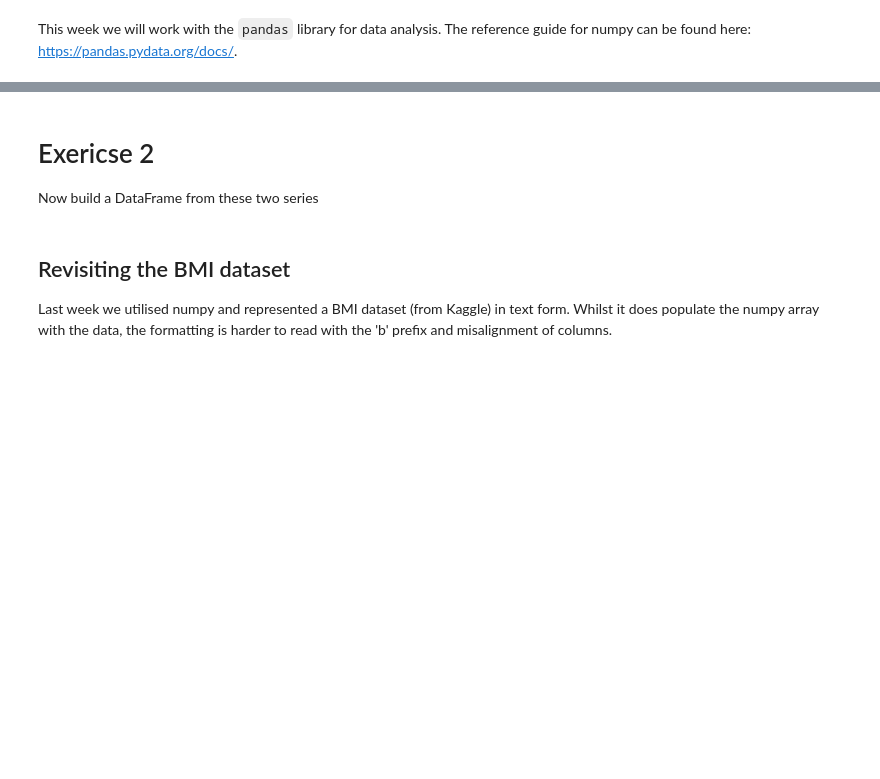
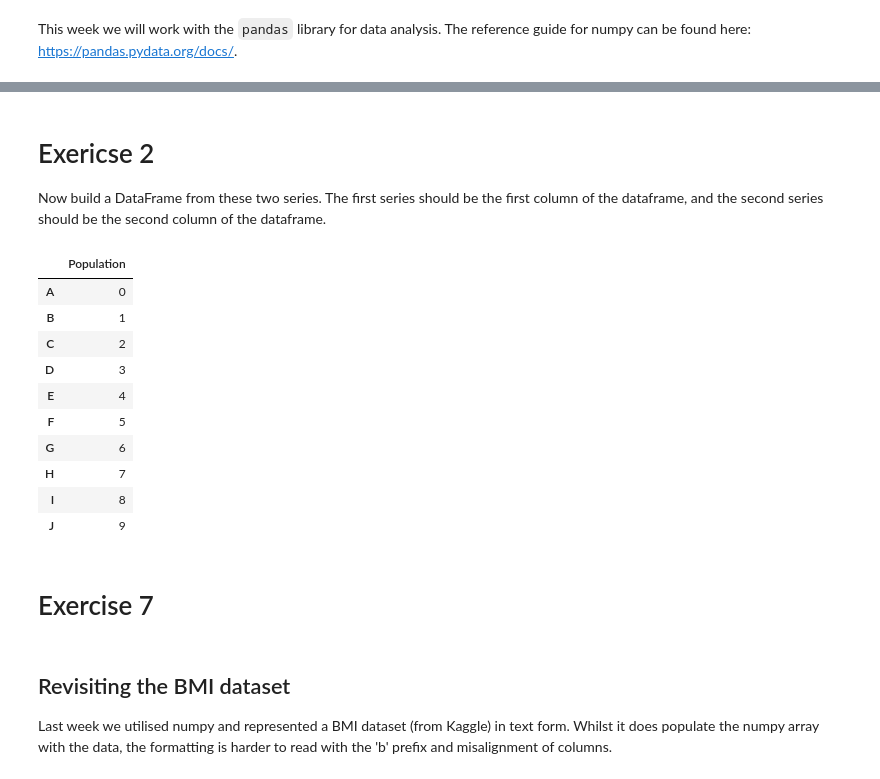
Before and after one commit to arutsh/Python-Programming-for-Data-Science-Part-1, a Jupyter notebook: exercises/05_Pandas_exercises.ipynb, the cells around one changed output, grey strips where cells are left out. Cells and saved outputs as stored; diff of their text form; code cells hidden in the pictures; blank space fills up the shorter version.

```diff
--- a/exercises/05_Pandas_exercises.ipynb
+++ b/exercises/05_Pandas_exercises.ipynb
@@ -9,0 +14,10 @@ Build two Pandas series.
+# %%
+labels = ['A', 'B', 'C', 'D', 'E', 'F', 'G', 'H', 'I', 'J']
+data = np.arange(0,10,1)
+
+ser1 = pd.Series(data, labels, None, "Population" )
+ser1
+
+ser2 = pd.Series([1000,900,800,700,600,500,400,300,200,100], labels, None, "Test series" )
+
+ser2
@@ -10,7 +36,25 @@ Build two Pandas series.
 # %% [markdown]
 # Exericse 2
 
-Now build a DataFrame from these two series
+Now build a DataFrame from these two series. The first series should be the first column of the dataframe, and the second series should be the second column of the dataframe.
+# %%
+df = pd.DataFrame(ser1)
+
+df
+# %% [output]
+|  | Population |
+| A | 0 |
+| B | 1 |
+| C | 2 |
+| D | 3 |
+| E | 4 |
+| F | 5 |
+| G | 6 |
+| H | 7 |
+| I | 8 |
+| J | 9 |
+# %% [markdown]
+# Exercise 7
 # %% [markdown]
 ## Revisiting the BMI dataset
 
```
Also changed, not shown: parts of 5 cells of this notebook.
